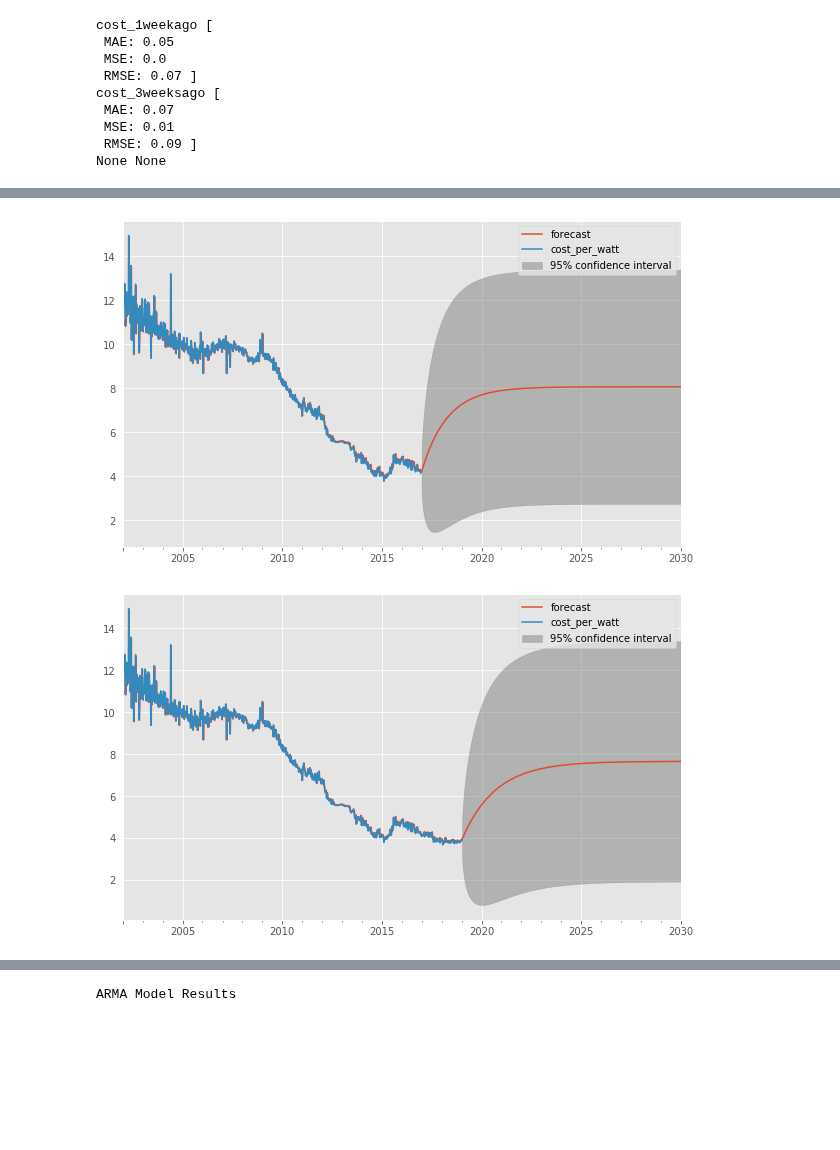
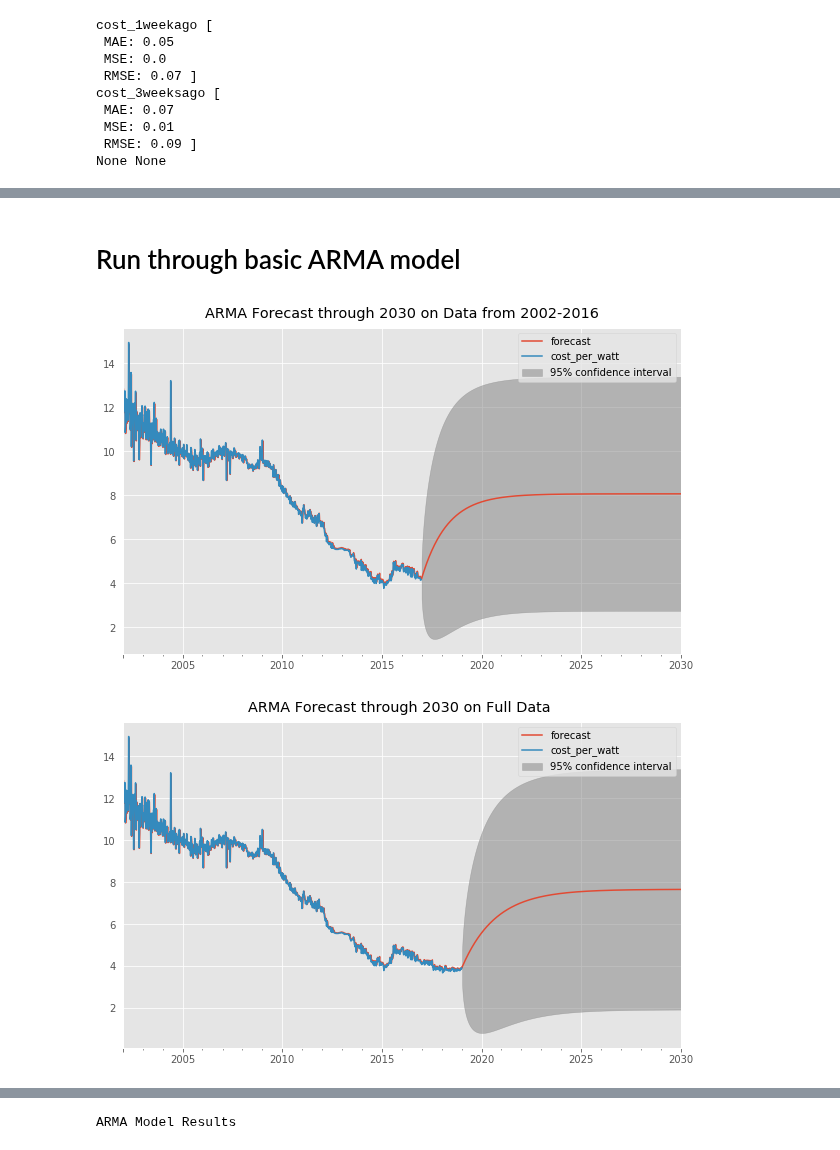
Before and after one commit to jrpaige/Solar, a Jupyter notebook: weekly.ipynb, the cells around one changed output, grey strips where cells are left out. Cells and saved outputs as stored; diff of their text form; code cells hidden in the pictures; blank space fills up the shorter version.

```diff
--- a/weekly.ipynb
+++ b/weekly.ipynb
@@ -164,17 +138,21 @@ first_14
+# %% [markdown]
+# Run through basic ARMA model
 # %%
 from statsmodels.tsa.arima_model import ARMA
 mod = ARMA(first_14, order=(1,0), freq='W', )
 res = mod.fit()
 res.plot_predict(end='2030')
+plt.title('ARMA Forecast through 2030 on Data from 2002-2016')
 plt.show()
 # %% [output]
-[figure, old version]
+[figure, new version]
 # %%
 from statsmodels.tsa.arima_model import ARMA
 mod = ARMA(y, order=(1,0), freq='W', )
 res = mod.fit()
 res.plot_predict(end='2030')
+plt.title('ARMA Forecast through 2030 on Full Data ')
 plt.show()
 # %% [output]
-[figure, old version]
+[figure, new version]
 # %%
```
Also changed, not shown: parts of 10 cells of this notebook.
